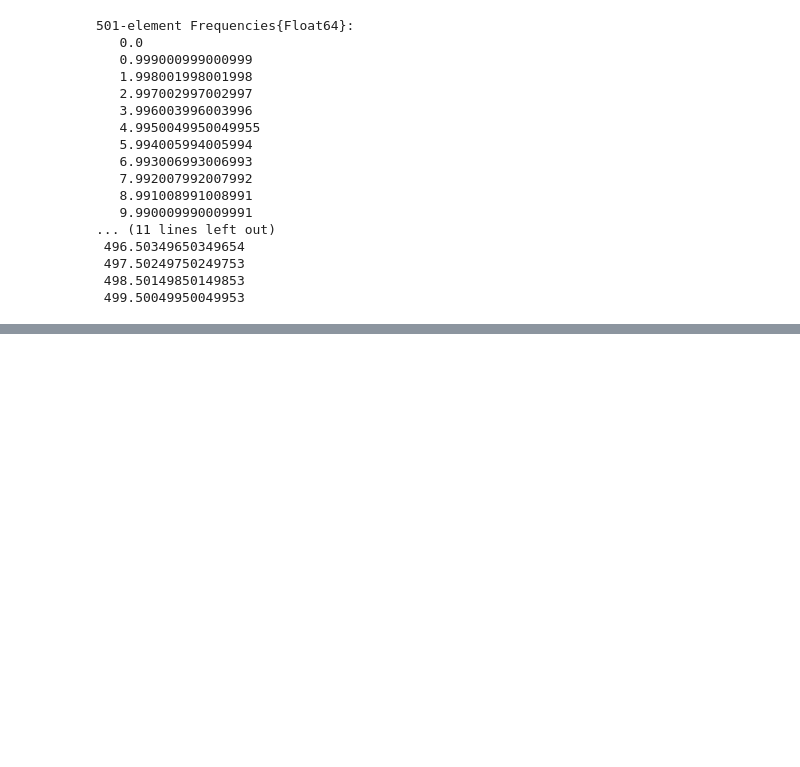
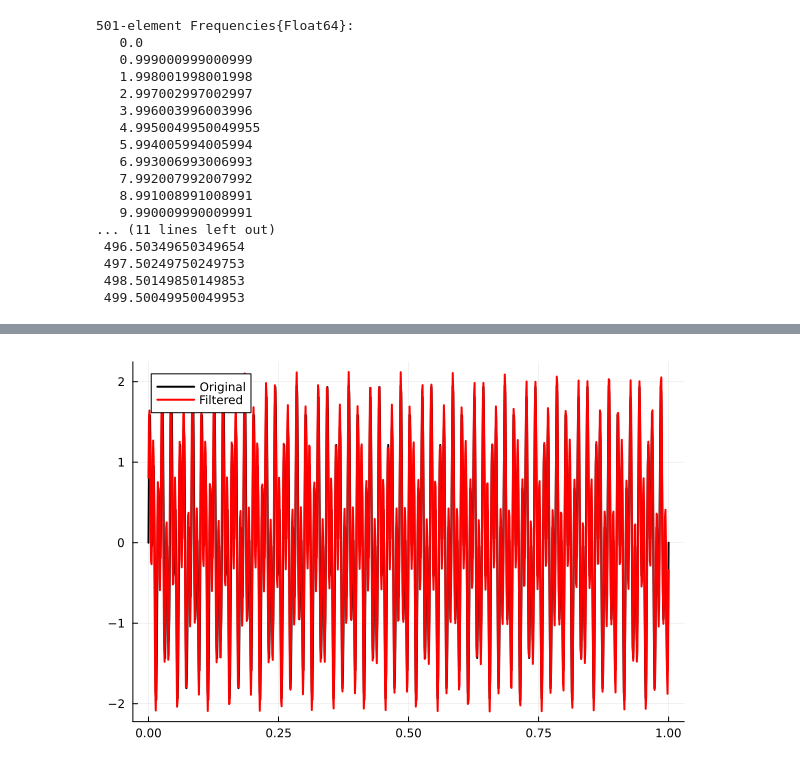
Before and after one commit to helmutstrey/BME-574-2024-homeworks, a Jupyter notebook: HW2/ZacHarris_HW2_FFT.ipynb, the cells around one changed output, grey strips where cells are left out. Saved outputs shown, nothing was run; the diff lists cells and outputs as text; code cells hidden in the pictures; blank space fills up the shorter version.

```diff
--- a/HW2/ZacHarris_HW2_FFT.ipynb
+++ b/HW2/ZacHarris_HW2_FFT.ipynb
@@ -53,7 +66,9 @@ plot!(freq,PSDclean,lw=2,lc=:black,label="Noisy")
 # %%
 freqfilt = fhat.*inds
 ffilt = irfft(freqfilt,n)
 
-plot(t,fnoise,label="Noisy")
-plot!(t,f, lw=2, lc=:black,label="Original")
-plot!(t,f, lw=2, lc=:red,label="Original")
+#plot(t,fnoise,label="Noisy")
+plot(t,f, lw=2, lc=:black,label="Original")
+plot!(t,ffilt, lw=2, lc=:red,label="Filtered")
+# %% [output]
+[figure, added]
```
Also changed, not shown: parts of 3 cells of this notebook.
